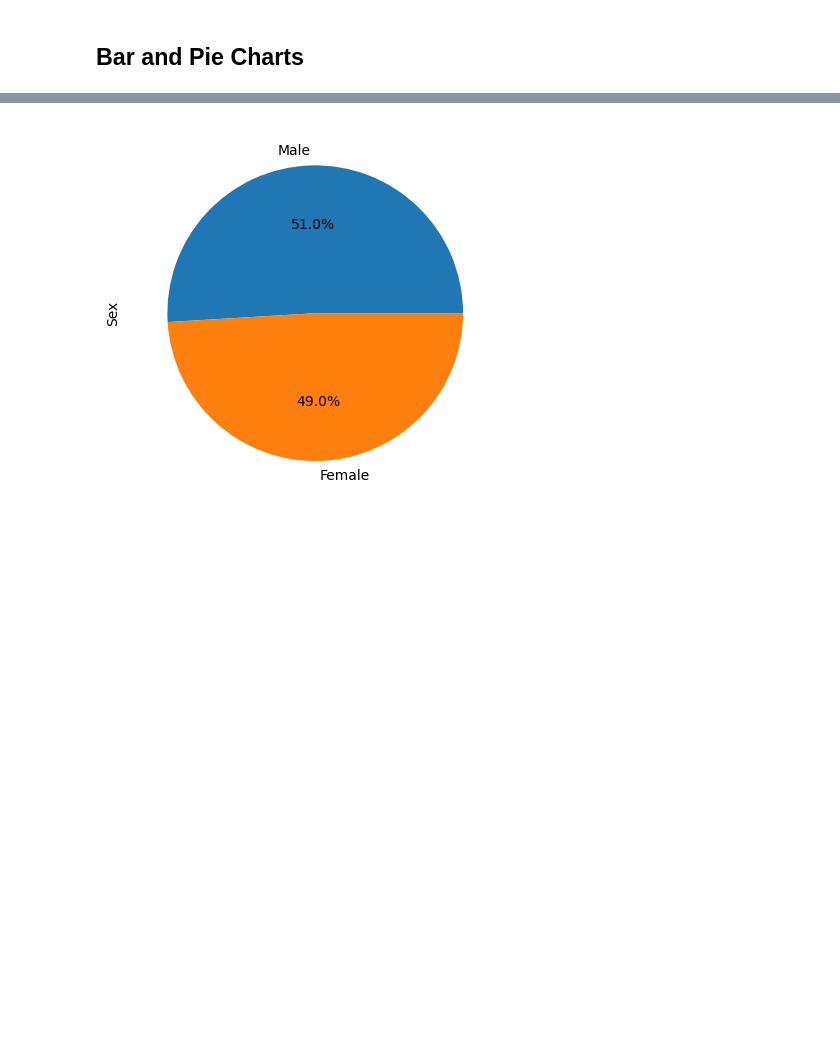
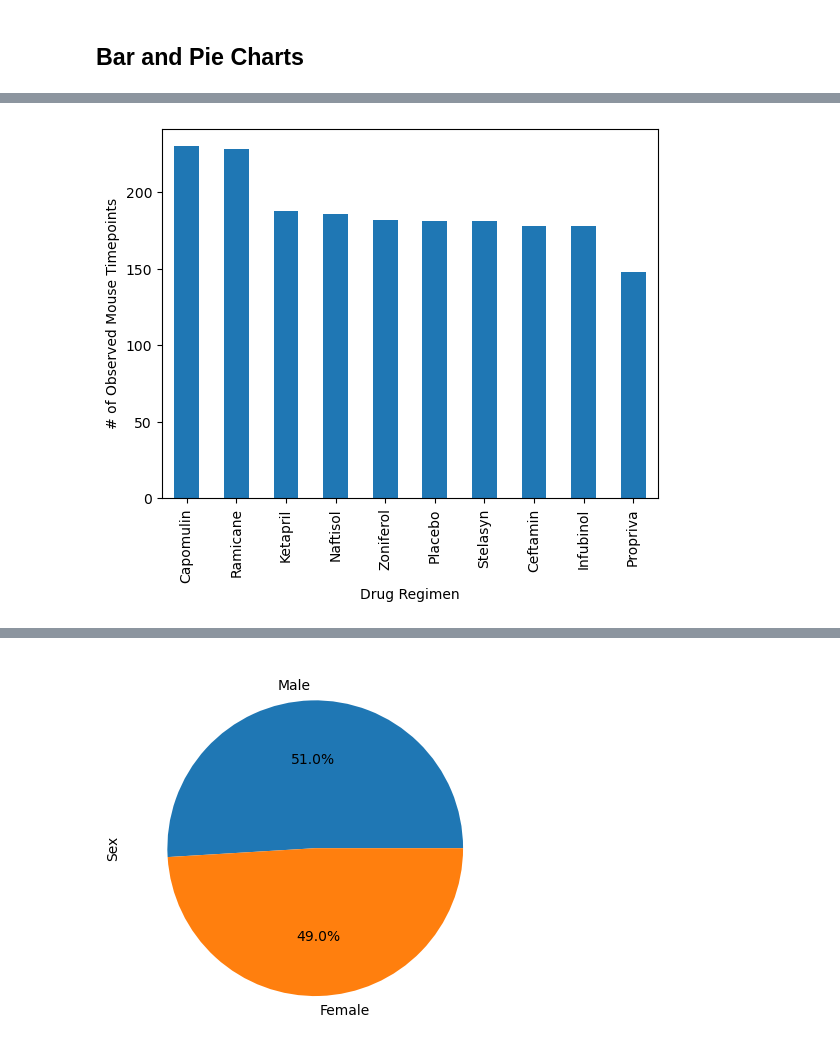
Before and after one commit to enumerbs/Module05-Challenge-Data-Visualisation, a Jupyter notebook: Pymaceuticals/pymaceuticals.ipynb, the cells around one changed output, grey strips where cells are left out. Saved outputs shown, nothing was run; the diff lists cells and outputs as text; code cells hidden in the pictures; blank space fills up the shorter version.

Commit message:
feat: implement bar charts

```diff
--- a/Pymaceuticals/pymaceuticals.ipynb
+++ b/Pymaceuticals/pymaceuticals.ipynb
@@ -147,0 +140,14 @@ summary_statistics_df2
+# %%
+# Generate a bar plot showing the total number of rows (Mouse ID/Timepoints) for each drug regimen using Pandas.
+
+# Arrange the required results, sorted by descending # of Observed Mouse Timepoints.
+MouseID_Timepoint_count_by_drug_regimen_df = \
+    mouse_study_results_dd.groupby(['Drug Regimen'])['Mouse ID'].count().sort_values(ascending=False, kind='mergesort')
+
+# Plot the results as a bar chart using Pandas.
+# Since the results are grouped by Drug Regimen, those names will be used for the x-axis labels.
+MouseID_Timepoint_count_by_drug_regimen_df.plot.bar()
+plt.ylabel("# of Observed Mouse Timepoints")
+plt.show()
+# %% [output]
+[figure, added]
```
Also changed, not shown: parts of 3 cells of this notebook.
